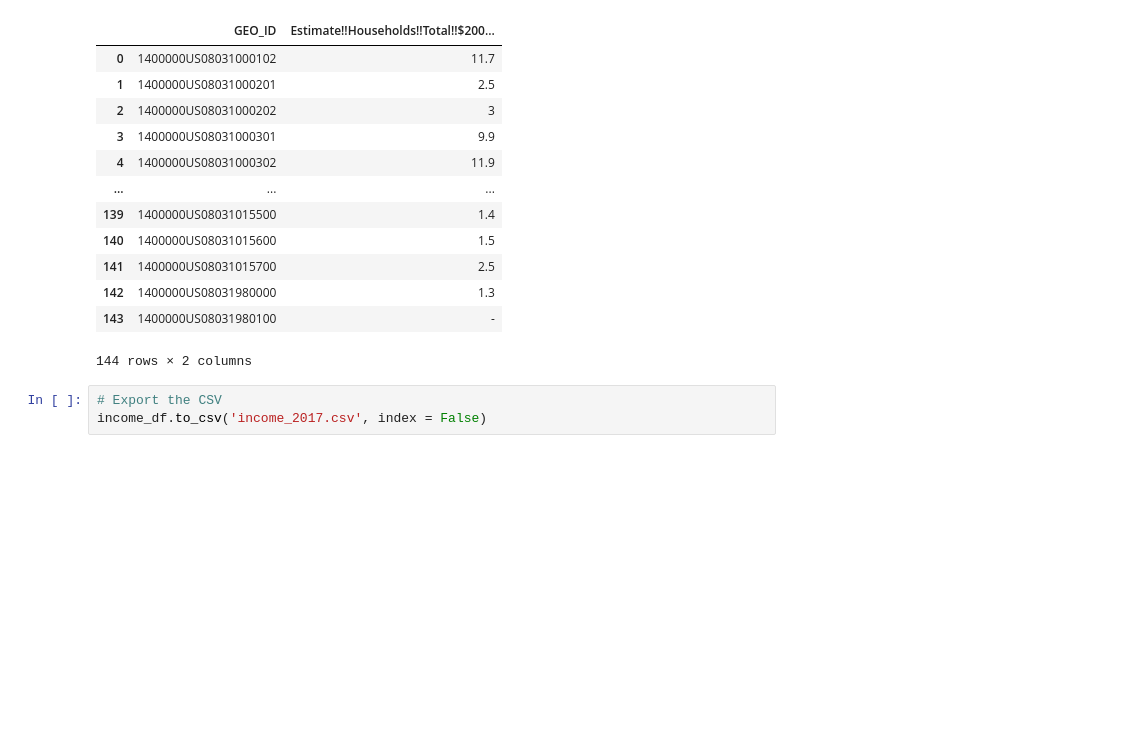
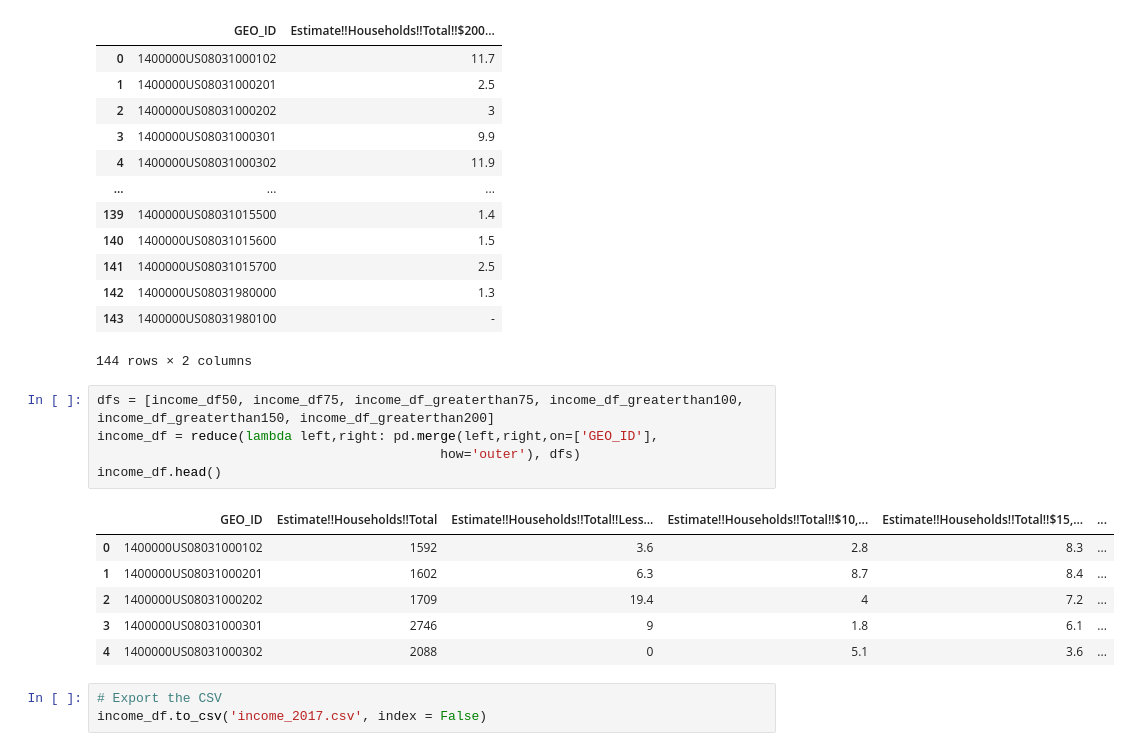
Before and after one commit to LinzStearns/CO_real_estate, a Jupyter notebook: 2017 income.ipynb, the cells around one changed output. Saved outputs shown, nothing was run; the diff lists cells and outputs as text; blank space fills up the shorter version.

Commit message:
update code for merge

```diff
--- a/2017 income.ipynb
+++ b/2017 income.ipynb
@@ -159,6 +137,18 @@ income_df_greaterthan200
 | 142 | 1400000US08031980000 | 1.3 |
 | 143 | 1400000US08031980100 | - |
 144 rows × 2 columns
+# %%
+dfs = [income_df50, income_df75, income_df_greaterthan75, income_df_greaterthan100, income_df_greaterthan150, income_df_greaterthan200]
+income_df = reduce(lambda left,right: pd.merge(left,right,on=['GEO_ID'],
+                                            how='outer'), dfs)
+income_df.head()
+# %% [output]
+|  | GEO_ID | Estimate!!Households!!Total | Estimate!!Households!!Total!!Less... | Estimate!!Households!!Total!!$10,... | Estimate!!Households!!Total!!$15,... | ... |
+| 0 | 1400000US08031000102 | 1592 | 3.6 | 2.8 | 8.3 | ... |
+| 1 | 1400000US08031000201 | 1602 | 6.3 | 8.7 | 8.4 | ... |
+| 2 | 1400000US08031000202 | 1709 | 19.4 | 4 | 7.2 | ... |
+| 3 | 1400000US08031000301 | 2746 | 9 | 1.8 | 6.1 | ... |
+| 4 | 1400000US08031000302 | 2088 | 0 | 5.1 | 3.6 | ... |
 # %%
 # Export the CSV
 income_df.to_csv('income_2017.csv', index = False)
```
Also changed, not shown: parts of 2 cells of this notebook.
